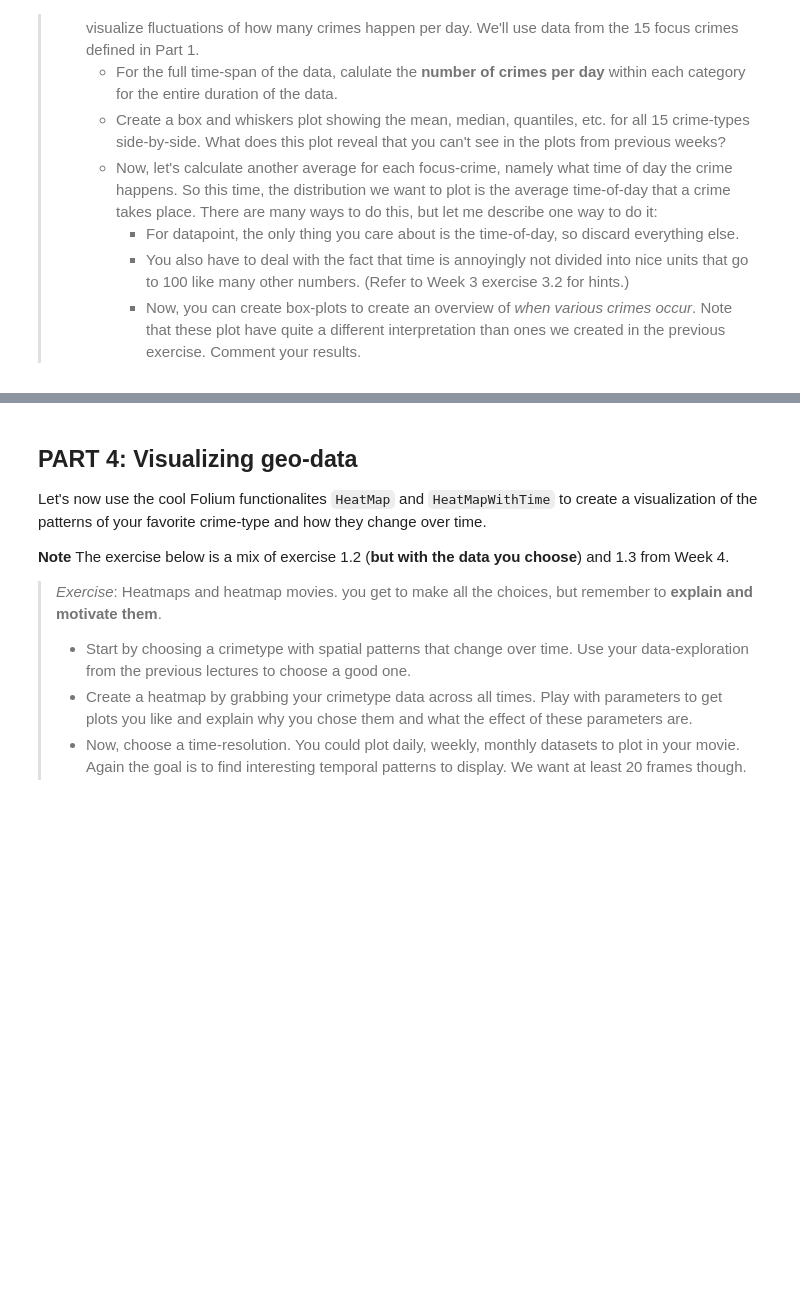
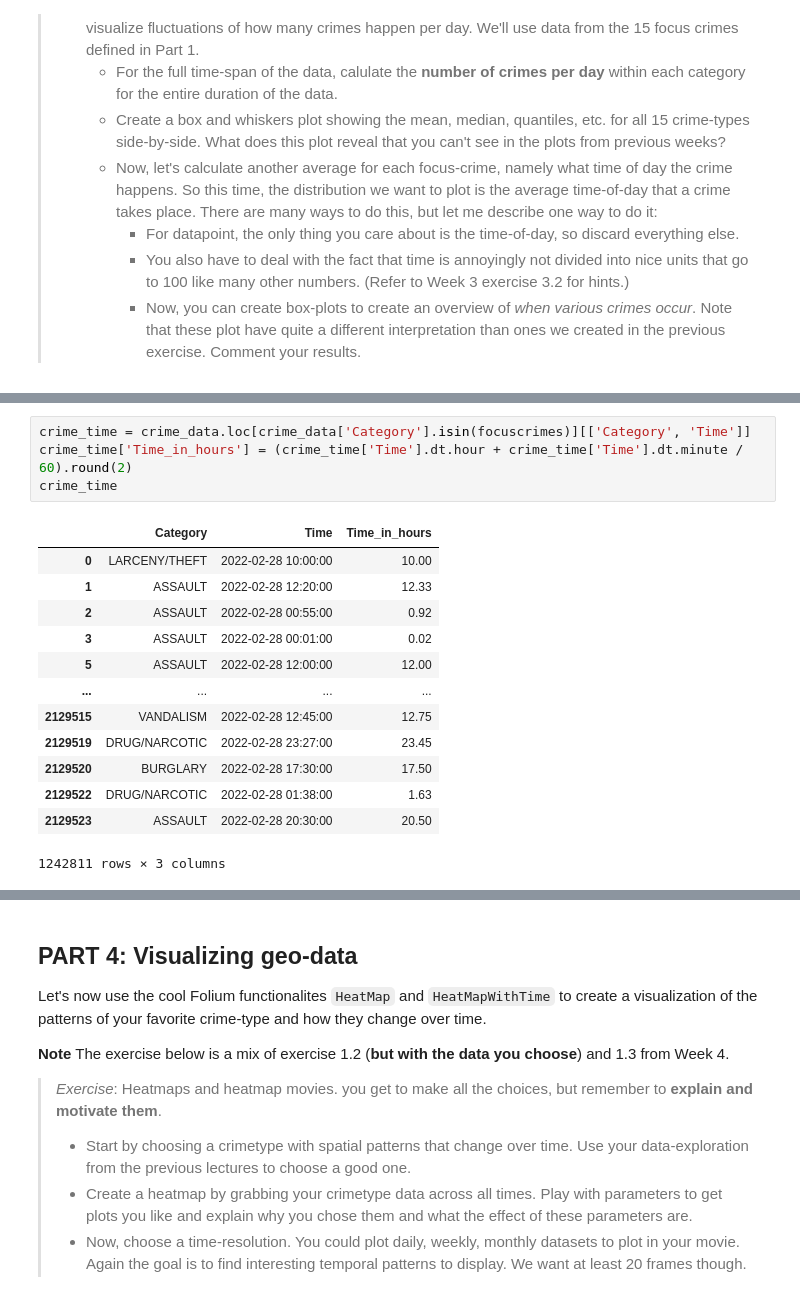
Before and after one commit to xelahalo/socialdata2022, a Jupyter notebook: Assignment1.ipynb, the cells around one changed output, grey strips where cells are left out. Cells and saved outputs as stored; diff of their text form; blank space fills up the shorter version.

```diff
--- a/Assignment1.ipynb
+++ b/Assignment1.ipynb
@@ -270,0 +321,18 @@ The exercise below, is a selection of questions from Week 3, Part 2 and 3.
+# %%
+crime_time = crime_data.loc[crime_data['Category'].isin(focuscrimes)][['Category', 'Time']]
+crime_time['Time_in_hours'] = (crime_time['Time'].dt.hour + crime_time['Time'].dt.minute / 60).round(2)
+crime_time
+# %% [output]
+|  | Category | Time | Time_in_hours |
+| 0 | LARCENY/THEFT | 2022-02-28 10:00:00 | 10.00 |
+| 1 | ASSAULT | 2022-02-28 12:20:00 | 12.33 |
+| 2 | ASSAULT | 2022-02-28 00:55:00 | 0.92 |
+| 3 | ASSAULT | 2022-02-28 00:01:00 | 0.02 |
+| 5 | ASSAULT | 2022-02-28 12:00:00 | 12.00 |
+| ... | ... | ... | ... |
+| 2129515 | VANDALISM | 2022-02-28 12:45:00 | 12.75 |
+| 2129519 | DRUG/NARCOTIC | 2022-02-28 23:27:00 | 23.45 |
+| 2129520 | BURGLARY | 2022-02-28 17:30:00 | 17.50 |
+| 2129522 | DRUG/NARCOTIC | 2022-02-28 01:38:00 | 1.63 |
+| 2129523 | ASSAULT | 2022-02-28 20:30:00 | 20.50 |
+1242811 rows × 3 columns
```
Also changed, not shown: parts of 9 cells of this notebook.
